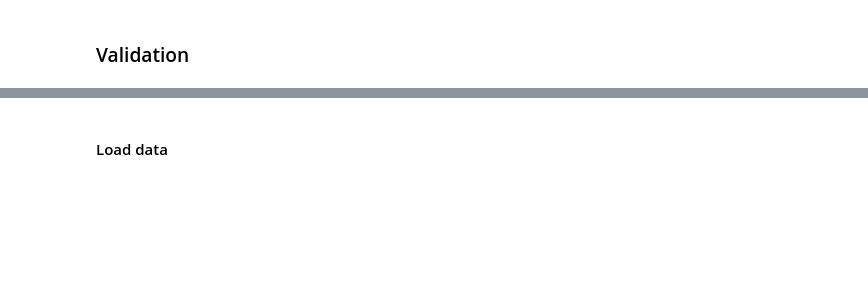
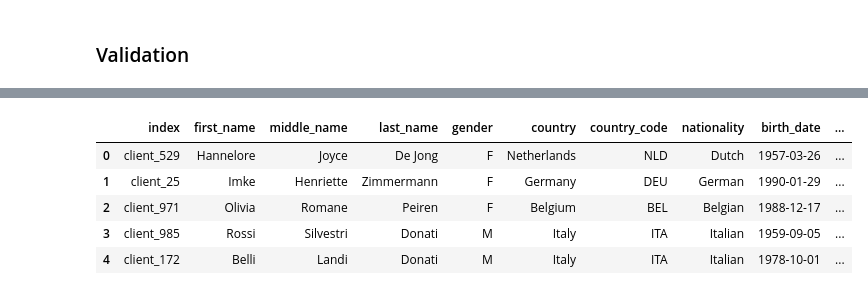
Before and after one commit to varunghat/datathon2025, a Jupyter notebook: datathon_S01.ipynb, the cells around one changed output, grey strips where cells are left out. Drawn from its saved outputs; the diff is of its cells as text; code cells hidden in the pictures; blank space fills up the shorter version.

```diff
--- a/datathon_S01.ipynb
+++ b/datathon_S01.ipynb
@@ -938,8 +934,13 @@ account_form_data_df.to_csv('account_form_data_with_label_cleaned.csv', index=Fa
-# %% [markdown]
-#### Load data
 # %%
 passport_pd = pd.read_csv('./passport_data_with_label.csv')
-
+passport_pd['label'] = None
 passport_pd.head(5)
+# %% [output]
+|  | index | first_name | middle_name | last_name | gender | country | country_code | nationality | birth_date | ... |
+| 0 | client_529 | Hannelore | Joyce | De Jong | F | Netherlands | NLD | Dutch | 1957-03-26 | ... |
+| 1 | client_25 | Imke | Henriette | Zimmermann | F | Germany | DEU | German | 1990-01-29 | ... |
+| 2 | client_971 | Olivia | Romane | Peiren | F | Belgium | BEL | Belgian | 1988-12-17 | ... |
+| 3 | client_985 | Rossi | Silvestri | Donati | M | Italy | ITA | Italian | 1959-09-05 | ... |
+| 4 | client_172 | Belli | Landi | Donati | M | Italy | ITA | Italian | 1978-10-01 | ... |
 # %%
 account_form_pd = pd.read_csv('./account_form_data_with_label_cleaned.csv')
```
Also changed, not shown: parts of 33 cells of this notebook.
